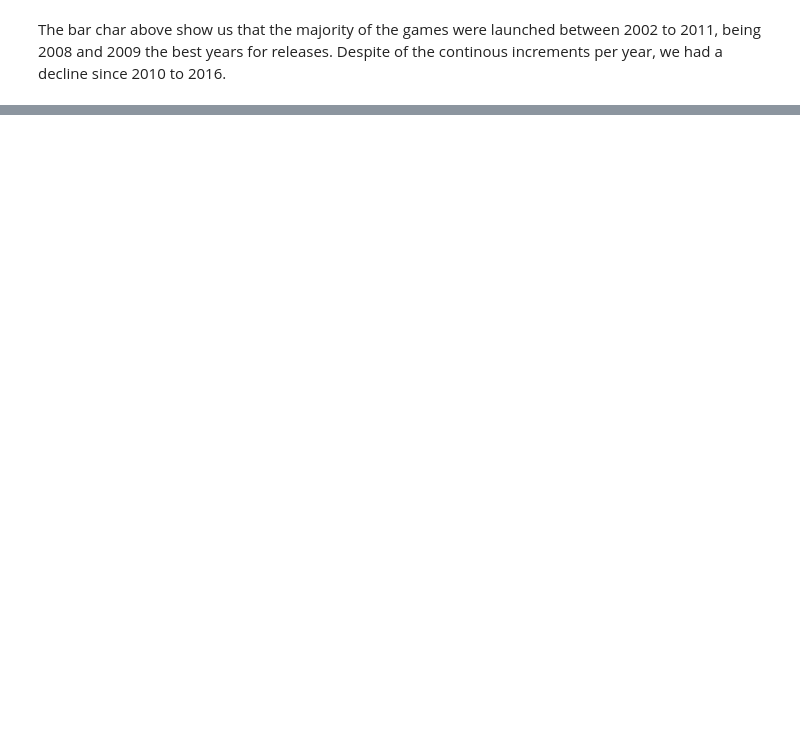
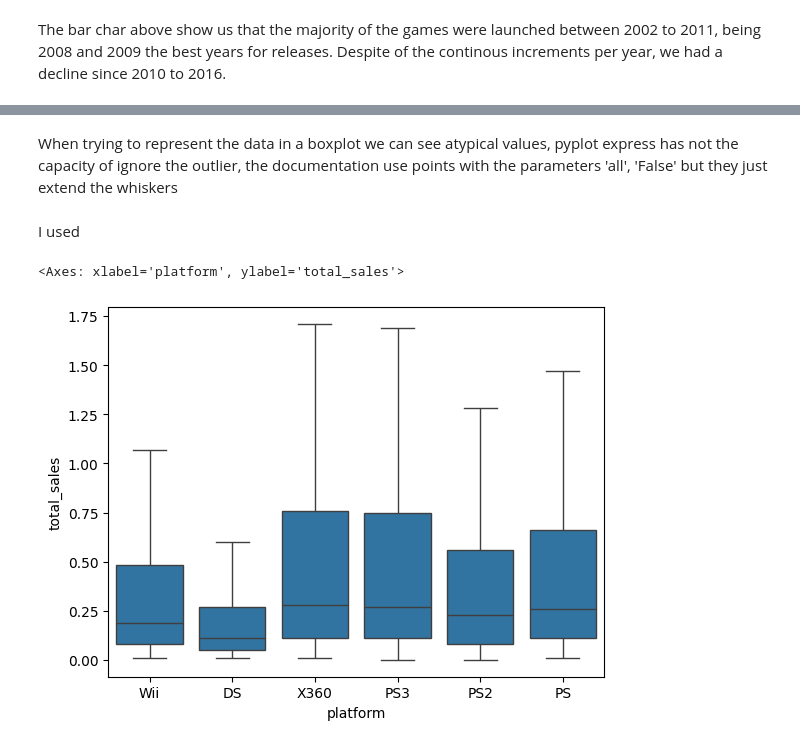
Before and after one commit to jmhrivera/project_6_ice_game_store, a Jupyter notebook: project6_analysis.ipynb, the cells around one changed output, grey strips where cells are left out. Cells and saved outputs as stored; diff of their text form; code cells hidden in the pictures; blank space fills up the shorter version.

```diff
--- a/project6_analysis.ipynb
+++ b/project6_analysis.ipynb
@@ -260,0 +271,3 @@ As a complement for the previous graph, we can see the distribuition of the freq
+# %%
+top_sales_df = df.pivot_table("total_sales",index="platform", aggfunc="sum").reset_index().sort_values(by="total_sales",ascending=False).head(10)
+top_sales_df
@@ -260,0 +292,4 @@ As a complement for the previous graph, we can see the distribuition of the freq
+# %%
+filter = top_sales_df["platform"].head(6).values
+top6_sales_df= df[df["platform"].isin(filter)]
+grouped_top_sales = top6_sales_df.groupby(by=["platform","year_of_release"])['total_sales'].sum().reset_index()
@@ -260,0 +305,2 @@ As a complement for the previous graph, we can see the distribuition of the freq
+# %% [markdown]
+When trying to represent the data in a boxplot we can see atypical values, pyplot express has not the capacity of ignore the outlier, the documentation use points with the parameters 'all', 'False' but they just extend the whiskers
@@ -260,0 +311,8 @@ As a complement for the previous graph, we can see the distribuition of the freq
+# %% [markdown]
+I used
+# %%
+import seaborn as sns
+sns.boxplot(top6_sales_df,x='platform',y='total_sales', showfliers=False)
+# %% [output]
+<Axes: xlabel='platform', ylabel='total_sales'>
+[figure, added]
```
Also changed, not shown: parts of 31 cells of this notebook, 2 other files.
